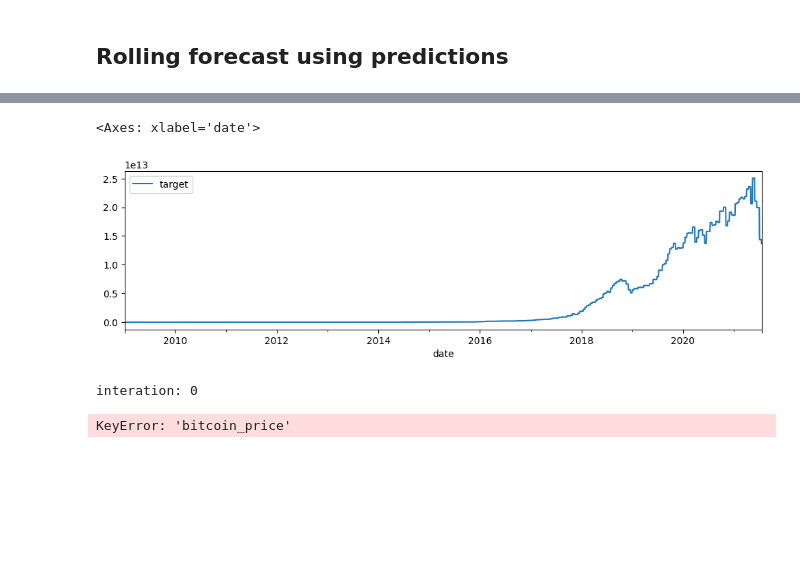
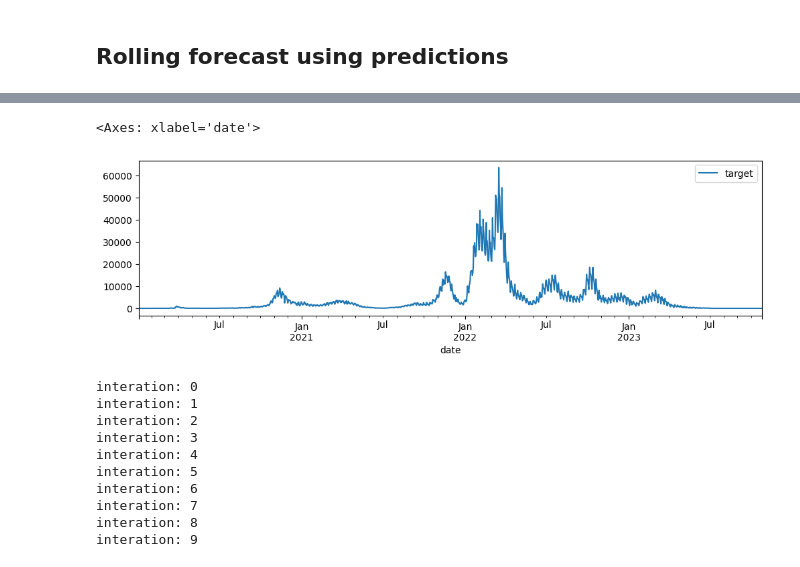
Before and after one commit to anamabo/medium-blogs, a Jupyter notebook: moirai-moe/notebooks/moiraimoe_forecast_dataset2.ipynb, the cells around one changed output, grey strips where cells are left out. Cells and saved outputs as stored; diff of their text form; code cells hidden in the pictures; blank space fills up the shorter version.

```diff
--- a/moirai-moe/notebooks/moiraimoe_forecast_dataset2.ipynb
+++ b/moirai-moe/notebooks/moiraimoe_forecast_dataset2.ipynb
@@ -112,9 +172,9 @@ print(mae)
 # %%
 # First: Load dataframe
 
-df = pd.read_csv(os.path.join(root_path, "data", "dataset1.csv"), parse_dates=True)
+df = pd.read_csv(os.path.join(root_path, "data", "dataset2.csv"), parse_dates=True)
 date_colname= "date"
-target_colname = "bitcoin_price"
+target_colname = "target"
 
 df[date_colname] = pd.to_datetime(df[date_colname])
 df.set_index(date_colname, inplace=True)
@@ -132,11 +192,11 @@ time frequency: 1 days 00:00:00
 <Axes: xlabel='date'>
-[figure, old version]
+[figure, new version]
 # %%
 # create the train and test sets
-train_window =   12 * 365  #2 * 365 # days
+train_window =   3 * 365  #2 * 365 # days
 prediction_window = 30  # days
-niter = 13  # iterations for the rolling forecast
-
+niter = 10  # iterations for the rolling forecast
+MODEL_PARAMS["patch_size"] = 16
 train = df.iloc[:train_window, :].copy()
 test = df.iloc[train_window:, :].copy()
 
@@ -200,7 +260,15 @@ for i in range(niter):
 all_predictions_df = pd.concat(all_predictions)
 # %% [output]
 interation: 0
+interation: 1
+interation: 2
+interation: 3
+interation: 4
+interation: 5
+interation: 6
+interation: 7
+interation: 8
+interation: 9
-KeyError: 'bitcoin_price'
 # %%
 true_and_preds = pd.merge(test, all_predictions_df, left_index=True, right_index=True, how="right")
 all_data = pd.concat([train_original.iloc[train_window-365:, :], true_and_preds])
```
Also changed, not shown: parts of 7 cells of this notebook, 1 other file.
